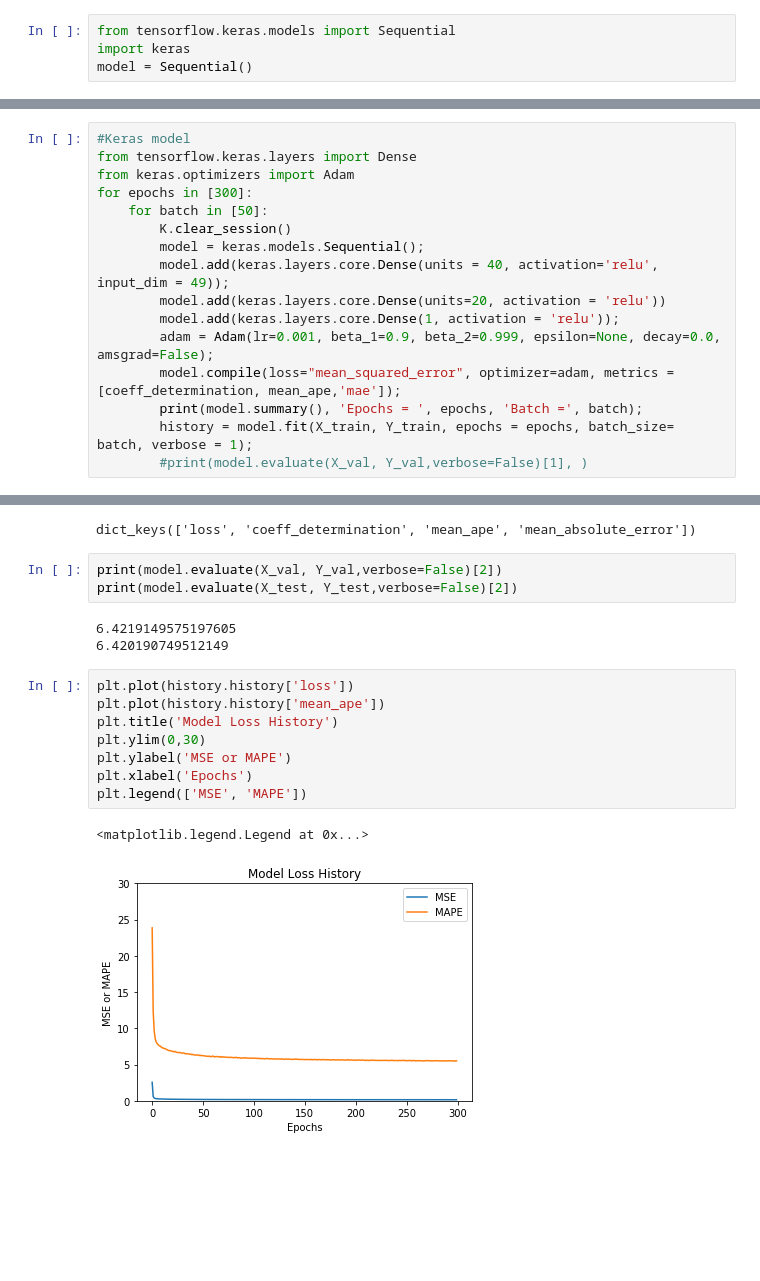
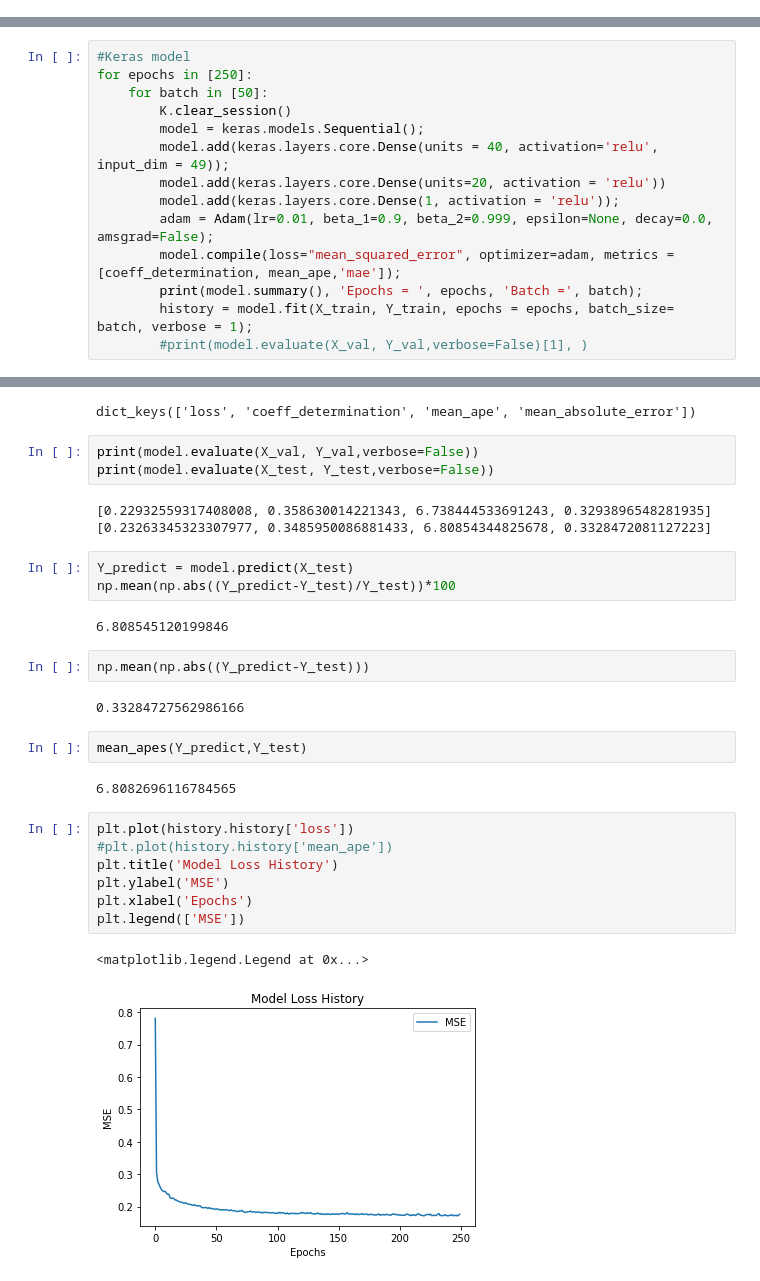
Before and after one commit to xinxinmo/DataXMerckChallenge, a Jupyter notebook: scripts/DATA_X_Baseline_ANN_50_features.ipynb, the cells around one changed output, grey strips where cells are left out. Cells and saved outputs as stored; diff of their text form; blank space fills up the shorter version.

Commit message:
Add files via upload
Visualization updates to the baseline models from random search tuning

```diff
--- a/scripts/DATA_X_Baseline_ANN_50_features.ipynb
+++ b/scripts/DATA_X_Baseline_ANN_50_features.ipynb
@@ -59,4 +63,0 @@ def mean_ape(y_true, y_pred):
-# %%
-from tensorflow.keras.models import Sequential
-import keras
-model = Sequential()
@@ -63,15 +130,13 @@ model = Sequential()
 # %%
 #Keras model
-from tensorflow.keras.layers import Dense
-from keras.optimizers import Adam
-for epochs in [300]:
+for epochs in [250]:
     for batch in [50]:
         K.clear_session()
         model = keras.models.Sequential();
         model.add(keras.layers.core.Dense(units = 40, activation='relu', input_dim = 49));
         model.add(keras.layers.core.Dense(units=20, activation = 'relu'))
         model.add(keras.layers.core.Dense(1, activation = 'relu'));
-        adam = Adam(lr=0.001, beta_1=0.9, beta_2=0.999, epsilon=None, decay=0.0, amsgrad=False);
+        adam = Adam(lr=0.01, beta_1=0.9, beta_2=0.999, epsilon=None, decay=0.0, amsgrad=False);
         model.compile(loss="mean_squared_error", optimizer=adam, metrics = [coeff_determination, mean_ape,'mae']);
         print(model.summary(), 'Epochs = ', epochs, 'Batch =', batch);
         history = model.fit(X_train, Y_train, epochs = epochs, batch_size= batch, verbose = 1);
@@ -99,19 +164,31 @@ print(history.history.keys())
 # %% [output]
 dict_keys(['loss', 'coeff_determination', 'mean_ape', 'mean_absolute_error'])
 # %%
-print(model.evaluate(X_val, Y_val,verbose=False)[2])
-print(model.evaluate(X_test, Y_test,verbose=False)[2])
+print(model.evaluate(X_val, Y_val,verbose=False))
+print(model.evaluate(X_test, Y_test,verbose=False))
 # %% [output]
-6.4219149575197605
-6.420190749512149
+[0.22932559317408008, 0.358630014221343, 6.738444533691243, 0.3293896548281935]
+[0.23263345323307977, 0.3485950086881433, 6.80854344825678, 0.3328472081127223]
+# %%
+Y_predict = model.predict(X_test)
+np.mean(np.abs((Y_predict-Y_test)/Y_test))*100
+# %% [output]
+6.808545120199846
+# %%
+np.mean(np.abs((Y_predict-Y_test)))
+# %% [output]
+0.33284727562986166
+# %%
+mean_apes(Y_predict,Y_test)
+# %% [output]
+6.8082696116784565
 # %%
 plt.plot(history.history['loss'])
-plt.plot(history.history['mean_ape'])
+#plt.plot(history.history['mean_ape'])
 plt.title('Model Loss History')
-plt.ylim(0,30)
-plt.ylabel('MSE or MAPE')
+plt.ylabel('MSE')
 plt.xlabel('Epochs')
-plt.legend(['MSE', 'MAPE'])
+plt.legend(['MSE'])
 # %% [output]
 <matplotlib.legend.Legend at 0x...>
-[figure, old version]
+[figure, new version]
```
Also changed, not shown: parts of 15 cells of this notebook, 2 other files.
